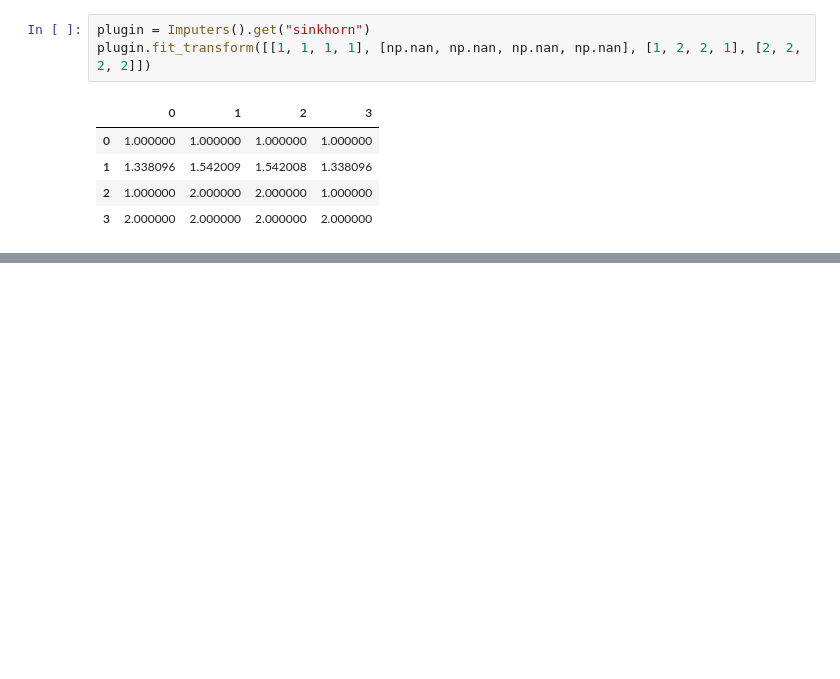
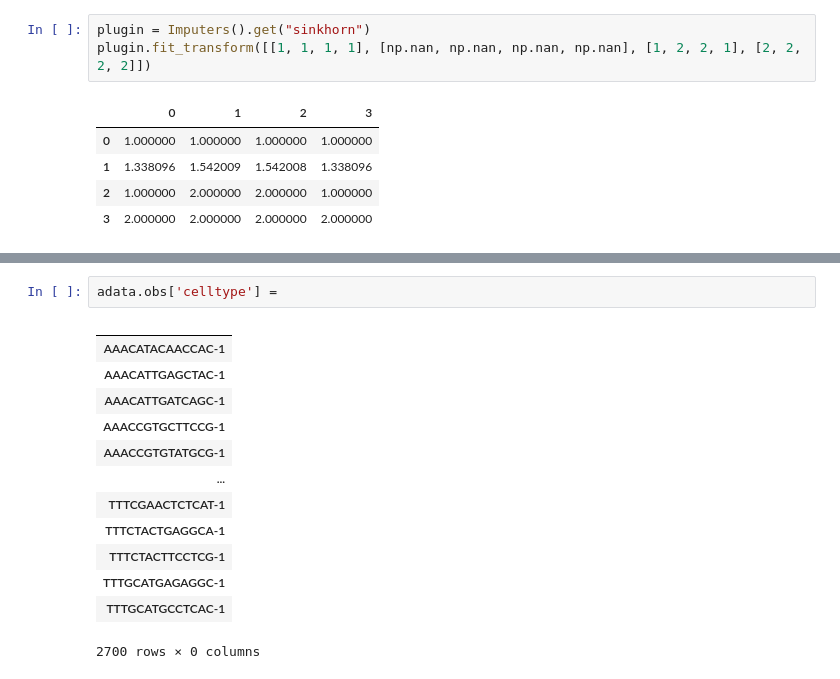
Before and after one commit to lucas-rdlr/rna-sequencing, a Jupyter notebook: notebooks/tutorial.ipynb, the cells around one changed output, grey strips where cells are left out. Saved outputs shown, nothing was run; the diff lists cells and outputs as text; blank space fills up the shorter version.

```diff
--- a/notebooks/tutorial.ipynb
+++ b/notebooks/tutorial.ipynb
@@ -337,0 +381,16 @@ plugin.fit_transform([[1, 1, 1, 1], [np.nan, np.nan, np.nan, np.nan], [1, 2, 2,
+# %%
+adata.obs['celltype'] =
+# %% [output]
+|  |
+| AAACATACAACCAC-1 |
+| AAACATTGAGCTAC-1 |
+| AAACATTGATCAGC-1 |
+| AAACCGTGCTTCCG-1 |
+| AAACCGTGTATGCG-1 |
+| ... |
+| TTTCGAACTCTCAT-1 |
+| TTTCTACTGAGGCA-1 |
+| TTTCTACTTCCTCG-1 |
+| TTTGCATGAGAGGC-1 |
+| TTTGCATGCCTCAC-1 |
+2700 rows × 0 columns
```
Also changed, not shown: parts of 12 cells of this notebook, 4 other files.
